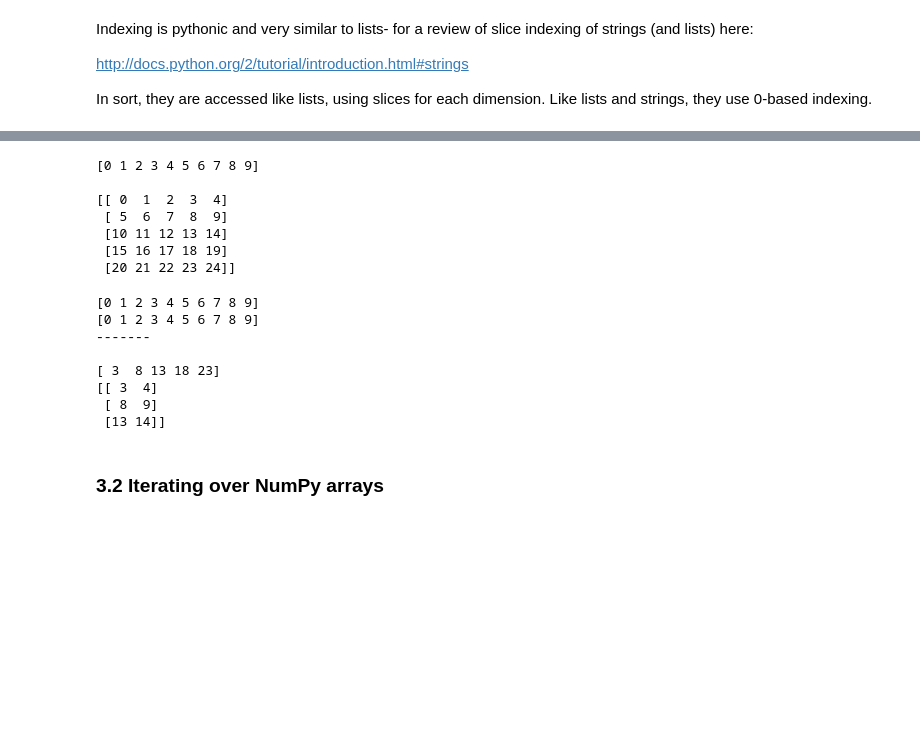
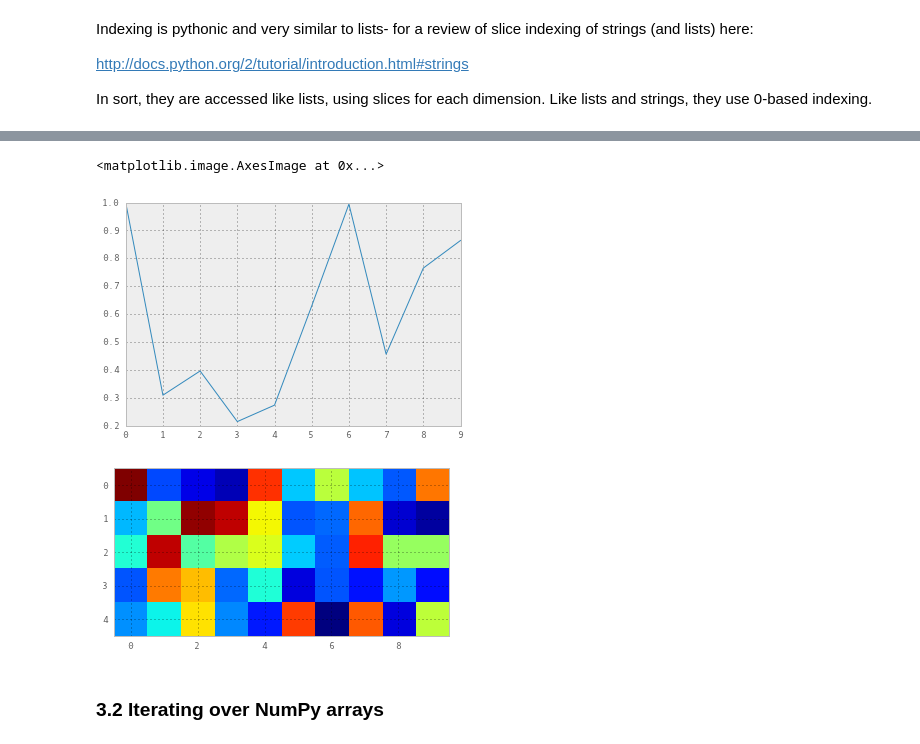
Before and after one commit to andrewgiessel/pydata_bos_2013_intro_to_numpy, a Jupyter notebook: Introduction To NumPy.ipynb, the cells around one changed output, grey strips where cells are left out. Saved outputs shown, nothing was run; the diff lists cells and outputs as text; code cells hidden in the pictures; blank space fills up the shorter version.

```diff
--- a/Introduction To NumPy.ipynb
+++ b/Introduction To NumPy.ipynb
@@ -181,39 +180,15 @@ plt.colorbar()
 # %%
 # using slices to get part of an array
 # the notation is start:stop:interval, once for each dimension
 # if you leave off a slice, numpy assumes you mean all of the remaining dimensions
 
-A = np.arange(10)
-B = np.arange(25).reshape(5,5)
-
-print A
-print
-print B
+plt.plot(A[:,0])
+figure()
+plt.imshow(A[:5,:])
 # %% [output]
-[0 1 2 3 4 5 6 7 8 9]
-
-[[ 0  1  2  3  4]
- [ 5  6  7  8  9]
- [10 11 12 13 14]
- [15 16 17 18 19]
- [20 21 22 23 24]]
+<matplotlib.image.AxesImage at 0x...>
+[figure, added]
+[figure, added]
-# %%
-# a single : means the whole dimension, and is greedy and implicit
-print A[:] # all of 1st dim
-print A
-print '-------'
-print
-print B[:, 3] # 4th column, all the rows
-print B[:3, 3:5]
-# %% [output]
-[0 1 2 3 4 5 6 7 8 9]
-[0 1 2 3 4 5 6 7 8 9]
--------
-
-[ 3  8 13 18 23]
-[[ 3  4]
- [ 8  9]
- [13 14]]
 # %% [markdown]
 ### 3.2 Iterating over NumPy arrays
 # %% [markdown]
```
Also changed, not shown: parts of 7 cells of this notebook.
